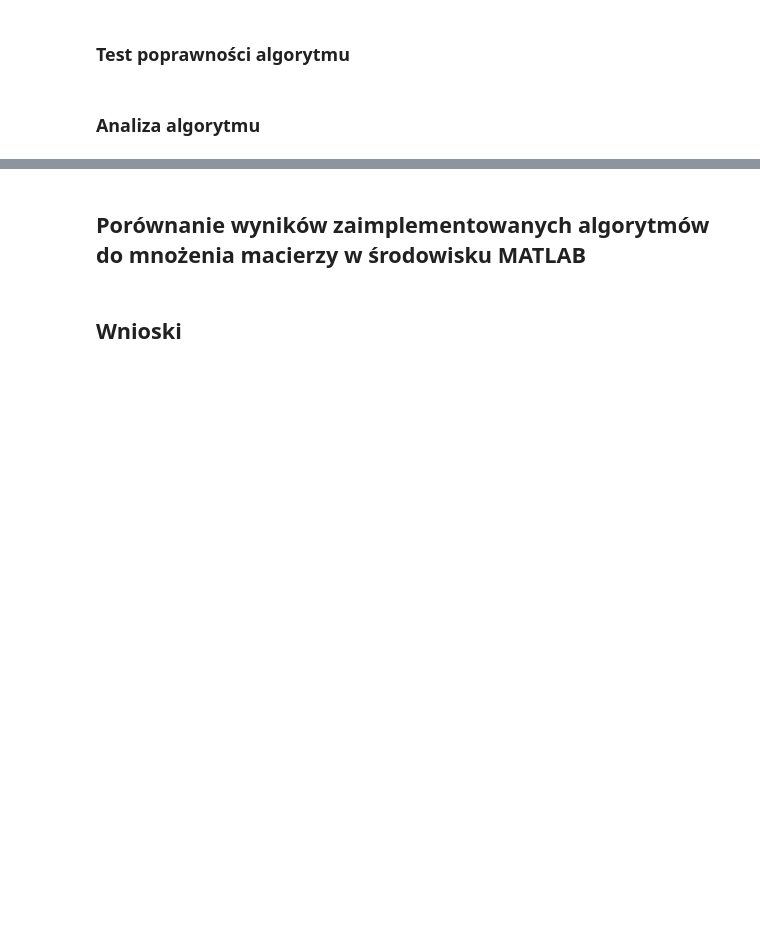
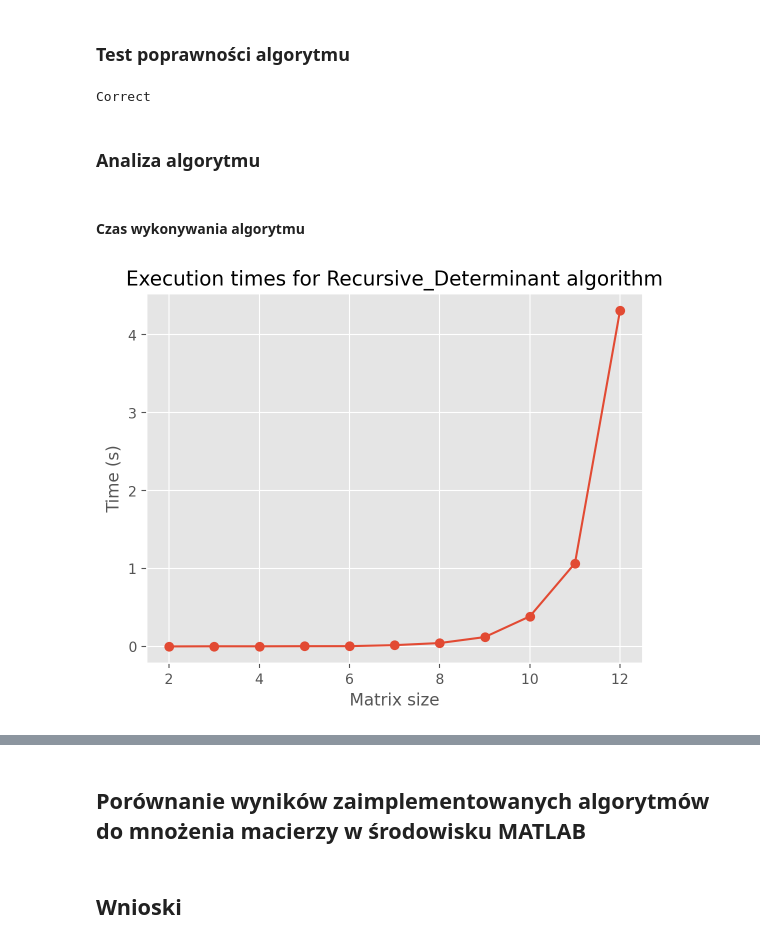
Before and after one commit to pklatka/matrix-algorithms-course, a Jupyter notebook: lab02/lab02.ipynb, the cells around one changed output, grey strips where cells are left out. Drawn from its saved outputs; the diff is of its cells as text; code cells hidden in the pictures; blank space fills up the shorter version.

```diff
--- a/lab02/lab02.ipynb
+++ b/lab02/lab02.ipynb
@@ -339,4 +361,30 @@ OPIS
+# %%
+def recursive_determinant(A):
+    #computing LU matrices recursivly
+    L, U, flops = LU_factorization_recursive(A)
+
+    #determinant is a product of elements on diagonal of LU matrices (L has only ones).
+    return np.prod(np.diag(U)), flops + U.shape[0] - 1
 # %% [markdown]
 ### Test poprawności algorytmu
+# %%
+test_matrix = np.array([
+ [5, 2, 3 ,9],
+ [2 ,4 ,6 ,8],
+ [7, 4, 8 ,4],
+ [3 ,4, 5, 5],
+
+]).astype(np.float64)
+
+m, _ = recursive_determinant(test_matrix)
+print("Correct" if np.allclose(m, np.linalg.det(test_matrix)) else "ERROR")
+# %% [output]
+Correct
 # %% [markdown]
 ### Analiza algorytmu
+# %% [markdown]
+#### Czas wykonywania algorytmu
+# %%
+plot_execution_times(recursive_determinant, test_matrices)
+# %% [output]
+[figure, added]
```
Also changed, not shown: parts of 8 cells of this notebook, 1 other file.
